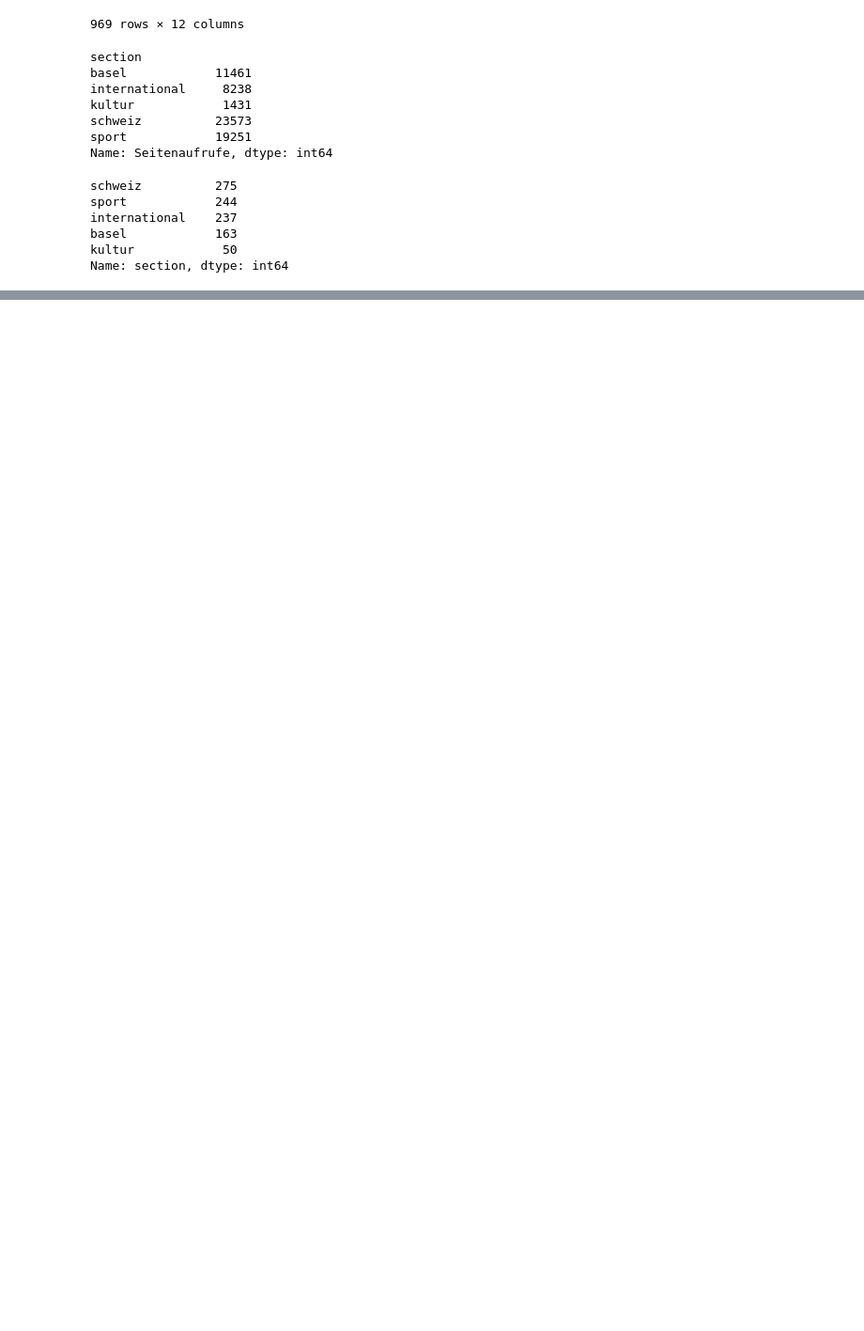
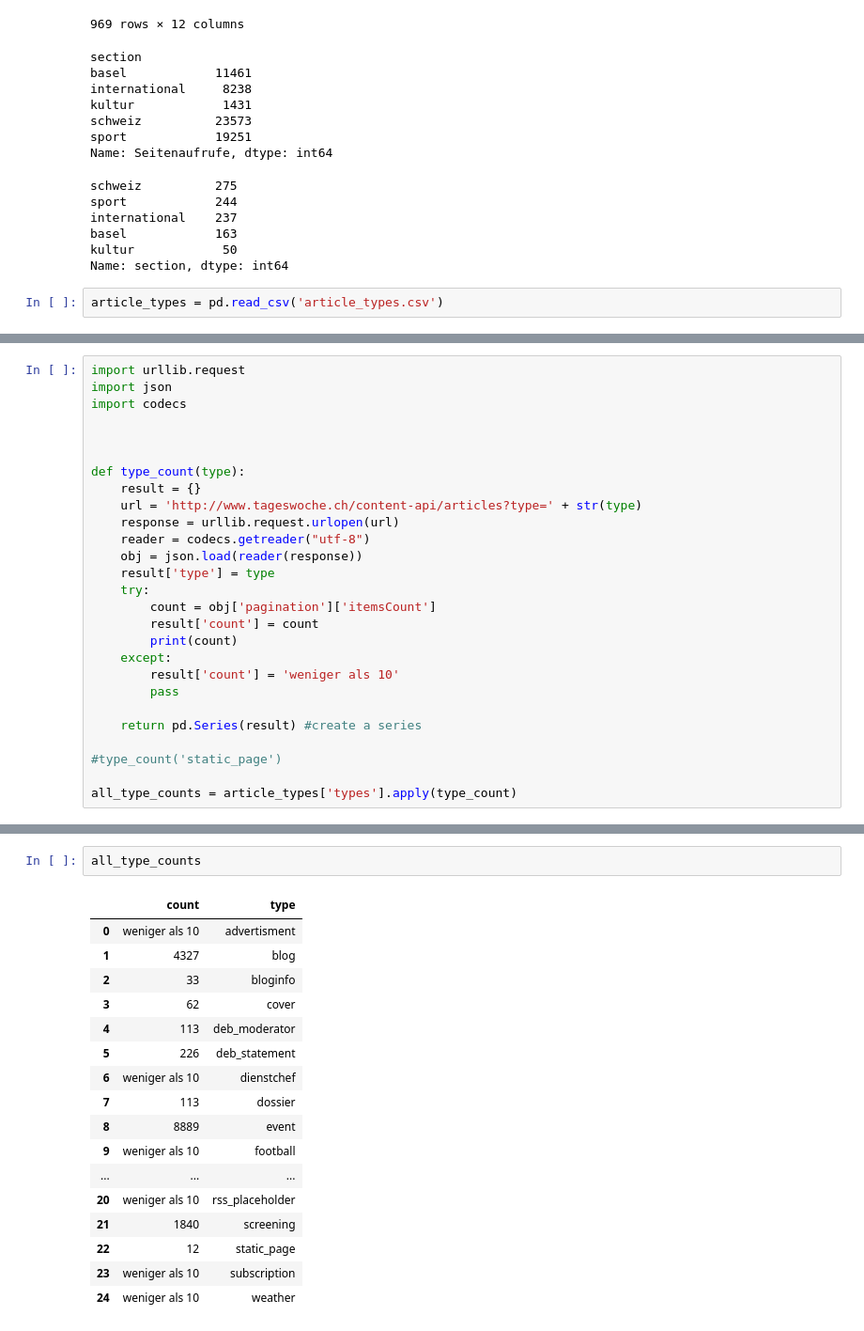
Before and after one commit to TagesWoche/analytics, a Jupyter notebook: Analytics_API_scrape.ipynb, the cells around one changed output, grey strips where cells are left out. Shown at 94% size. Drawn from its saved outputs; the diff is of its cells as text; blank space fills up the shorter version.

Commit message:
added analysis for article types

```diff
--- a/Analytics_API_scrape.ipynb
+++ b/Analytics_API_scrape.ipynb
@@ -311,3 +312,5 @@ international    237
 basel            163
 kultur            50
 Name: section, dtype: int64
+# %%
+article_types = pd.read_csv('article_types.csv')
@@ -313,0 +337,27 @@ Name: section, dtype: int64
+# %%
+import urllib.request
+import json
+import codecs
+
+
+
+def type_count(type):
+    result = {}
+    url = 'http://www.tageswoche.ch/content-api/articles?type=' + str(type)
+    response = urllib.request.urlopen(url)
+    reader = codecs.getreader("utf-8")
+    obj = json.load(reader(response))
+    result['type'] = type
+    try:
+        count = obj['pagination']['itemsCount']
+        result['count'] = count
+        print(count)
+    except:
+        result['count'] = 'weniger als 10'
+        pass
+
+    return pd.Series(result) #create a series
+
+#type_count('static_page')
+
+all_type_counts = article_types['types'].apply(type_count)
@@ -313,0 +381,20 @@ Name: section, dtype: int64
+# %%
+all_type_counts
+# %% [output]
+|  | count | type |
+| 0 | weniger als 10 | advertisment |
+| 1 | 4327 | blog |
+| 2 | 33 | bloginfo |
+| 3 | 62 | cover |
+| 4 | 113 | deb_moderator |
+| 5 | 226 | deb_statement |
+| 6 | weniger als 10 | dienstchef |
+| 7 | 113 | dossier |
+| 8 | 8889 | event |
+| 9 | weniger als 10 | football |
+| ... | ... | ... |
+| 20 | weniger als 10 | rss_placeholder |
+| 21 | 1840 | screening |
+| 22 | 12 | static_page |
+| 23 | weniger als 10 | subscription |
+| 24 | weniger als 10 | weather |
```
Also changed, not shown: parts of 4 cells of this notebook, 4 other files.
